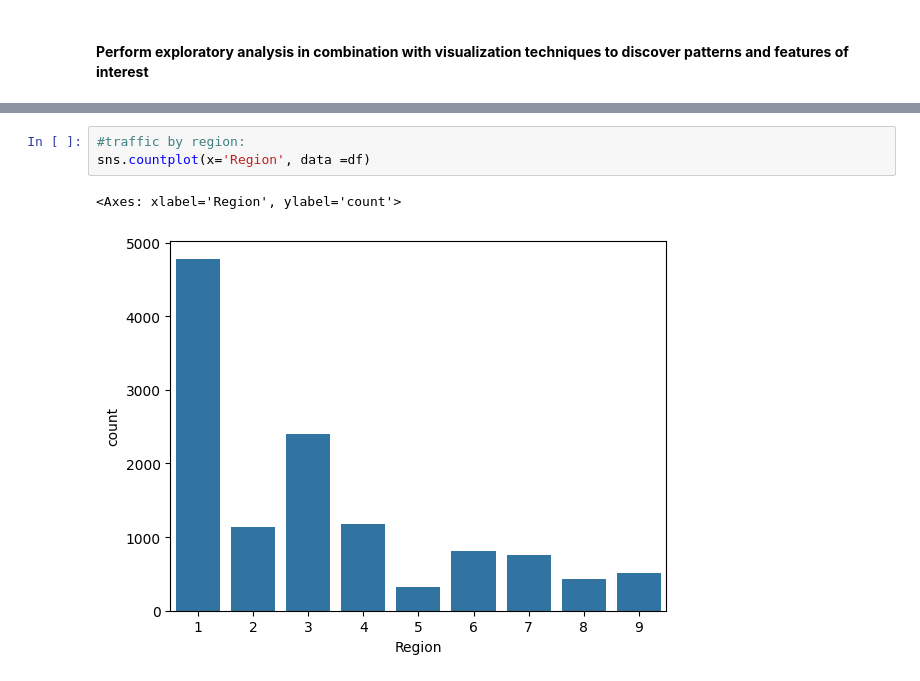
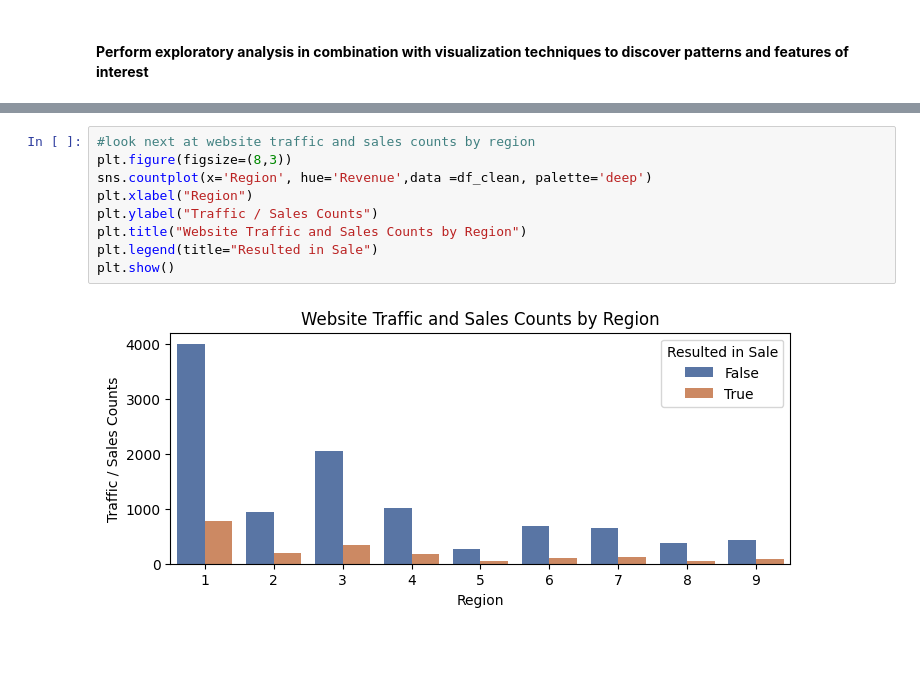
Before and after one commit to naomiw-usd/Final-Project, a Jupyter notebook: FinalProject_Combined.ipynb, the cells around one changed output, grey strips where cells are left out. Cells and saved outputs as stored; diff of their text form; blank space fills up the shorter version.

Commit message:
updated exploratory visuals section

```diff
--- a/FinalProject_Combined.ipynb
+++ b/FinalProject_Combined.ipynb
@@ -536,6 +537,11 @@ sns.countplot(x='Month', data =df_rev)
 # %%
-#traffic by region:
-sns.countplot(x='Region', data =df)
+#look next at website traffic and sales counts by region
+plt.figure(figsize=(8,3))
+sns.countplot(x='Region', hue='Revenue',data =df_clean, palette='deep')
+plt.xlabel("Region")
+plt.ylabel("Traffic / Sales Counts")
+plt.title("Website Traffic and Sales Counts by Region")
+plt.legend(title="Resulted in Sale")
+plt.show()
 # %% [output]
-<Axes: xlabel='Region', ylabel='count'>
-[figure, old version]
+[figure, new version]
```
Also changed, not shown: parts of 15 cells of this notebook.
